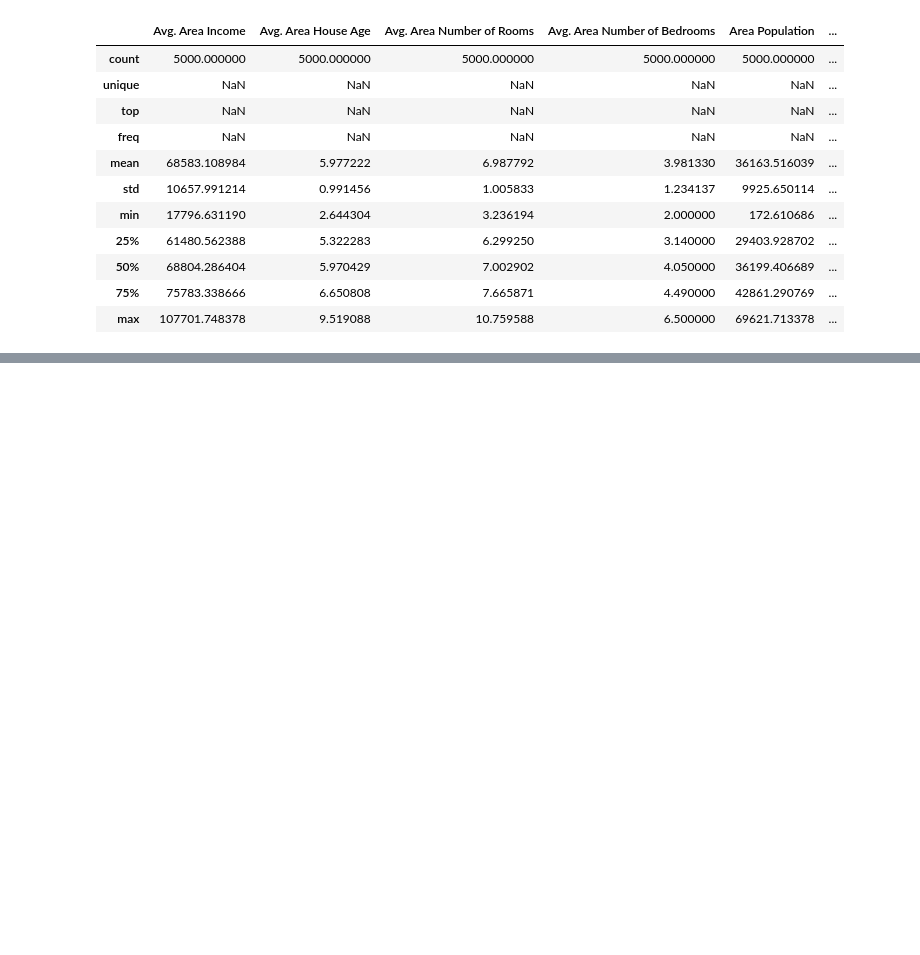
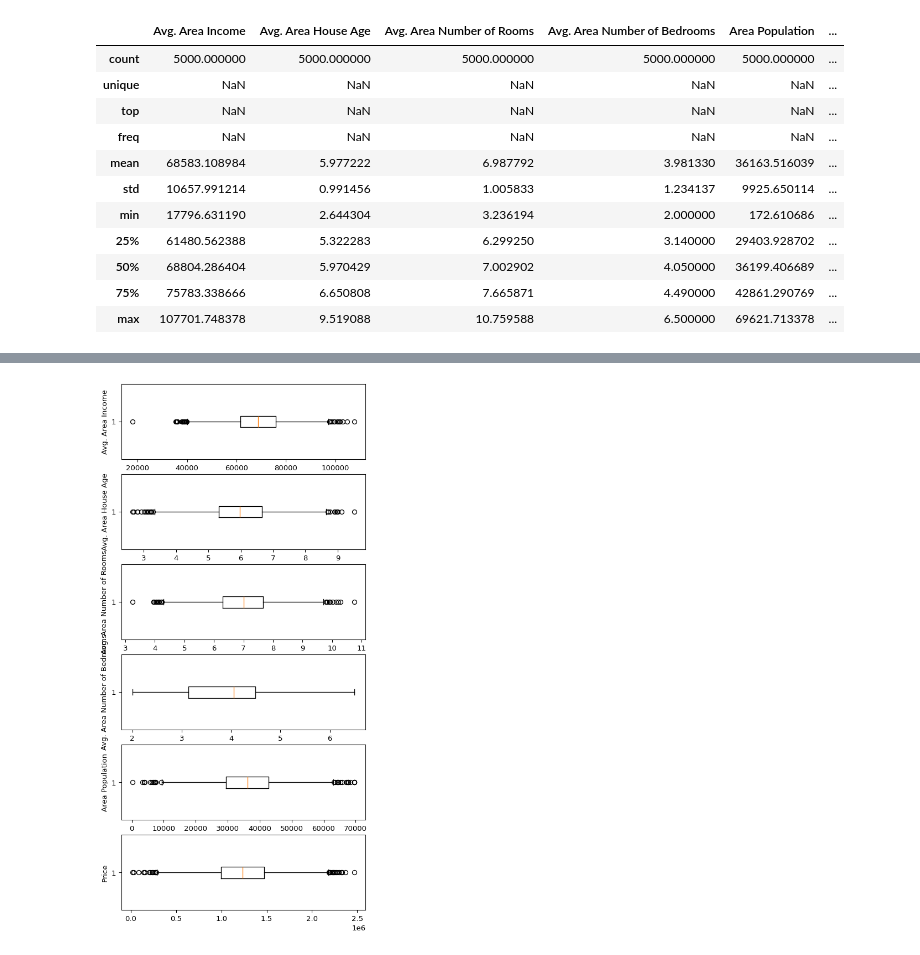
Before and after one commit to NatashaMoses/time_prediction, a Jupyter notebook: learning_ml.ipynb, the cells around one changed output, grey strips where cells are left out. Cells and saved outputs as stored; diff of their text form; code cells hidden in the pictures; blank space fills up the shorter version.

```diff
--- a/learning_ml.ipynb
+++ b/learning_ml.ipynb
@@ -145,0 +234,18 @@ plt.show()
+# %%
+# Select only numeric columns (by default, includes int64 and float64)
+numeric_df = clean_data.select_dtypes(include=[int, float])
+
+# Boxplot without outliers
+num_cols = len(numeric_df.columns)
+fig, axs = plt.subplots(num_cols, 1, dpi=95, figsize=(6,13))
+
+# Loop through the columns and create box plots
+i = 0
+for col in numeric_df:
+    axs[i].boxplot(df[col], vert=False)  # Create horizontal box plot
+    axs[i].set_ylabel(col)               # Label each plot with column name
+    i += 1
+
+plt.show()
+# %% [output]
+[figure, added]
```
Also changed, not shown: parts of 4 cells of this notebook.
